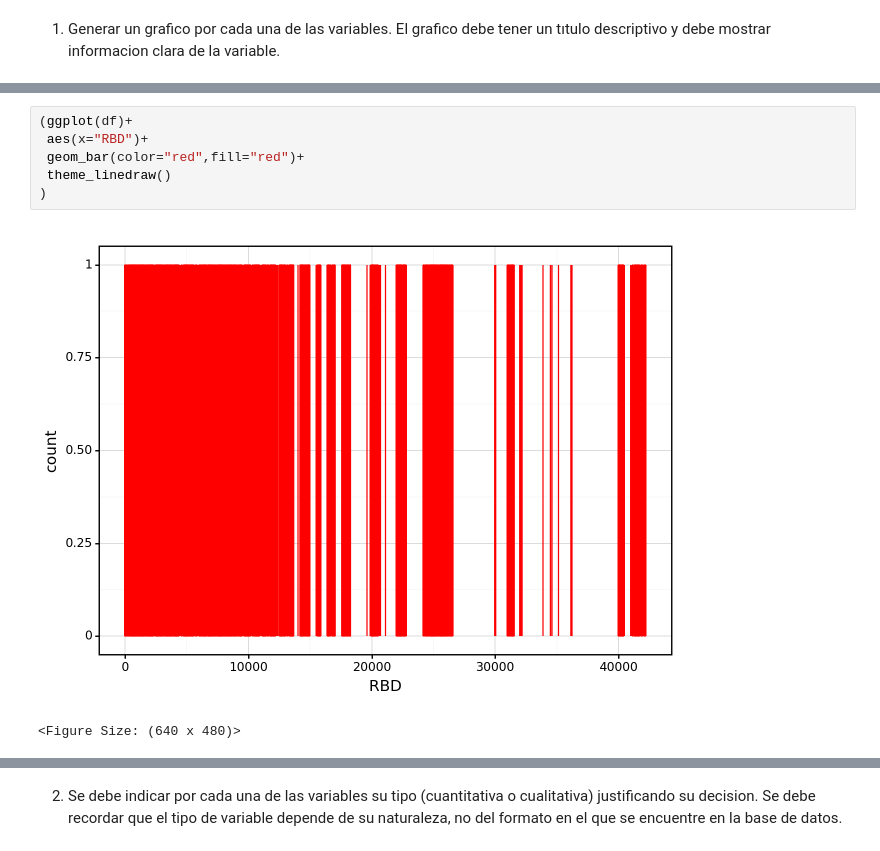
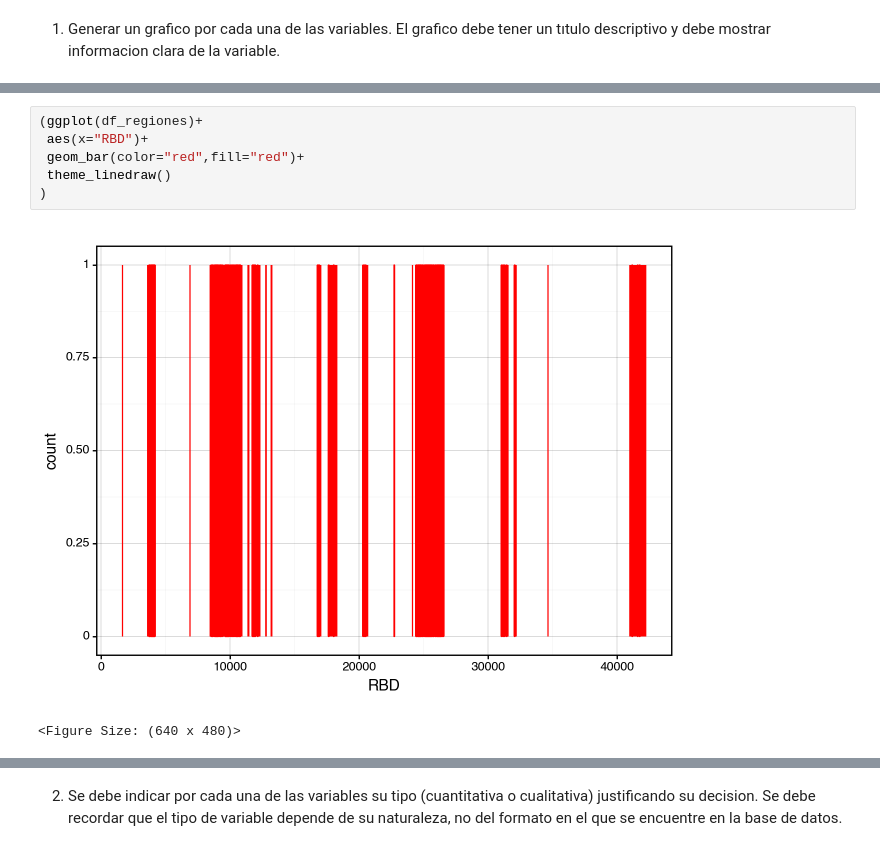
Before and after one commit to Dxeg0o/proyecto_cdd_2, a Jupyter notebook: proyecto.ipynb, the cells around one changed output, grey strips where cells are left out. Drawn from its saved outputs; the diff is of its cells as text.

```diff
--- a/proyecto.ipynb
+++ b/proyecto.ipynb
@@ -83,12 +106,12 @@ informacion clara de la variable.
 <Figure Size: (640 x 480)>
 # %%
-(ggplot(df)+
+(ggplot(df_regiones)+
  aes(x="RBD")+
  geom_bar(color="red",fill="red")+
  theme_linedraw()
 )
 # %% [output]
-[figure, old version]
+[figure, new version]
 <Figure Size: (640 x 480)>
 # %%
 #3
```
Also changed, not shown: parts of 10 cells of this notebook.
